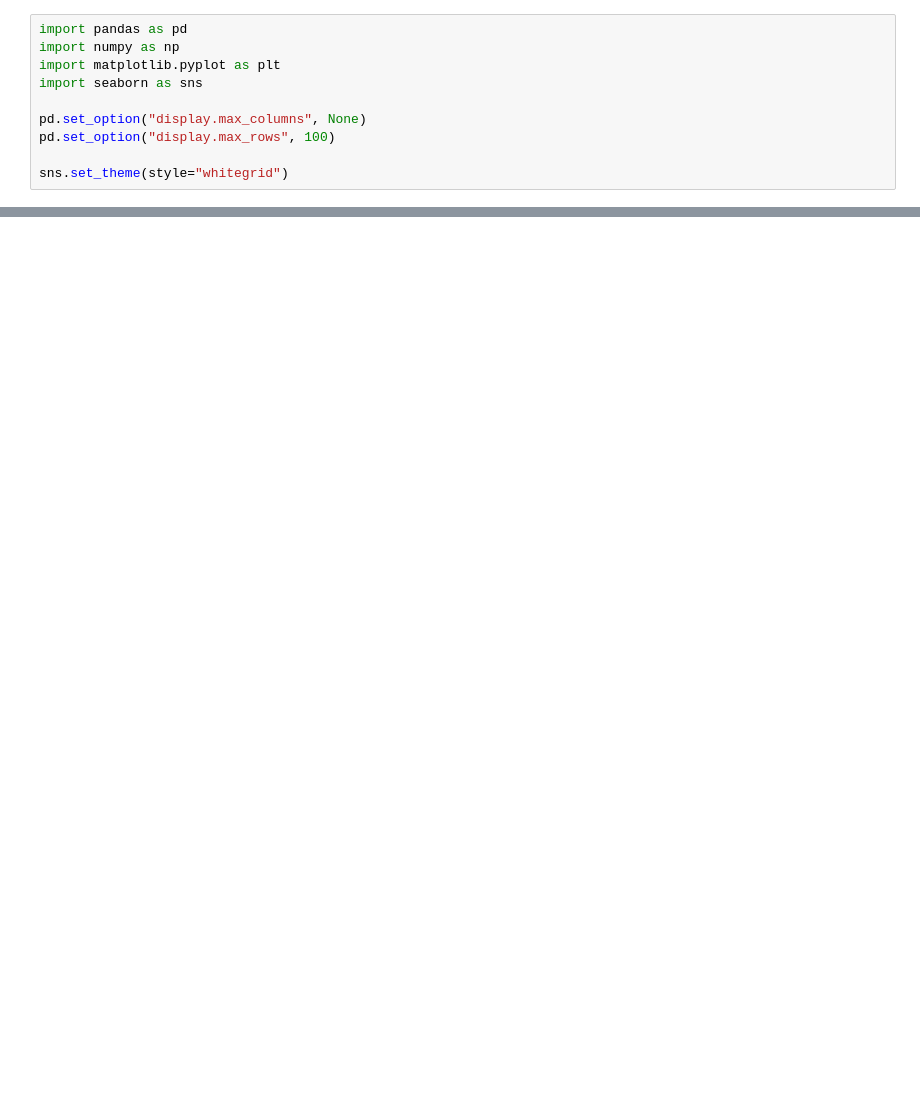
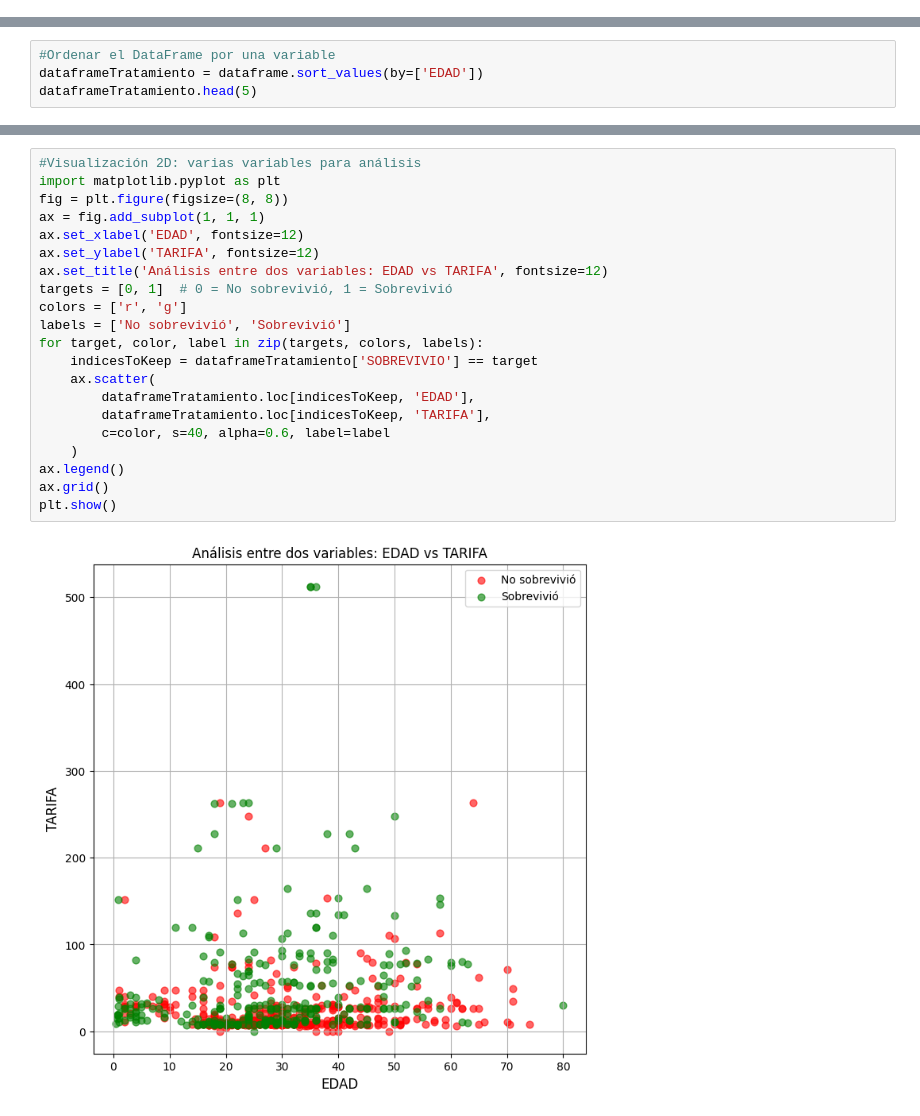
Before and after one commit to kennypallchizaca-coder/Inteligencia-Artificial, a Jupyter notebook: notebooks/01_analisis_exploratorio_datos.ipynb, the cells around one changed output, grey strips where cells are left out. Saved outputs shown, nothing was run; the diff lists cells and outputs as text; blank space fills up the shorter version.

```diff
--- a/notebooks/01_analisis_exploratorio_datos.ipynb
+++ b/notebooks/01_analisis_exploratorio_datos.ipynb
@@ -27,10 +0,0 @@ Las variables biométricas más relevantes incluyen la edad, presión arterial (
-# %%
-import pandas as pd
-import numpy as np
-import matplotlib.pyplot as plt
-import seaborn as sns
-
-pd.set_option("display.max_columns", None)
-pd.set_option("display.max_rows", 100)
-
-sns.set_theme(style="whitegrid")
@@ -636,0 +183,4 @@ Este análisis exploratorio nos ha permitido decantar y depurar la información,
+# %%
+#Ordenar el DataFrame por una variable
+dataframeTratamiento = dataframe.sort_values(by=['EDAD'])
+dataframeTratamiento.head(5)
@@ -636,0 +194,23 @@ Este análisis exploratorio nos ha permitido decantar y depurar la información,
+# %%
+#Visualización 2D: varias variables para análisis
+import matplotlib.pyplot as plt
+fig = plt.figure(figsize=(8, 8))
+ax = fig.add_subplot(1, 1, 1)
+ax.set_xlabel('EDAD', fontsize=12)
+ax.set_ylabel('TARIFA', fontsize=12)
+ax.set_title('Análisis entre dos variables: EDAD vs TARIFA', fontsize=12)
+targets = [0, 1]  # 0 = No sobrevivió, 1 = Sobrevivió
+colors = ['r', 'g']
+labels = ['No sobrevivió', 'Sobrevivió']
+for target, color, label in zip(targets, colors, labels):
+    indicesToKeep = dataframeTratamiento['SOBREVIVIO'] == target
+    ax.scatter(
+        dataframeTratamiento.loc[indicesToKeep, 'EDAD'],
+        dataframeTratamiento.loc[indicesToKeep, 'TARIFA'],
+        c=color, s=40, alpha=0.6, label=label
+    )
+ax.legend()
+ax.grid()
+plt.show()
+# %% [output]
+[figure, added]
```
Also changed, not shown: parts of 118 cells of this notebook, 4 other files.
